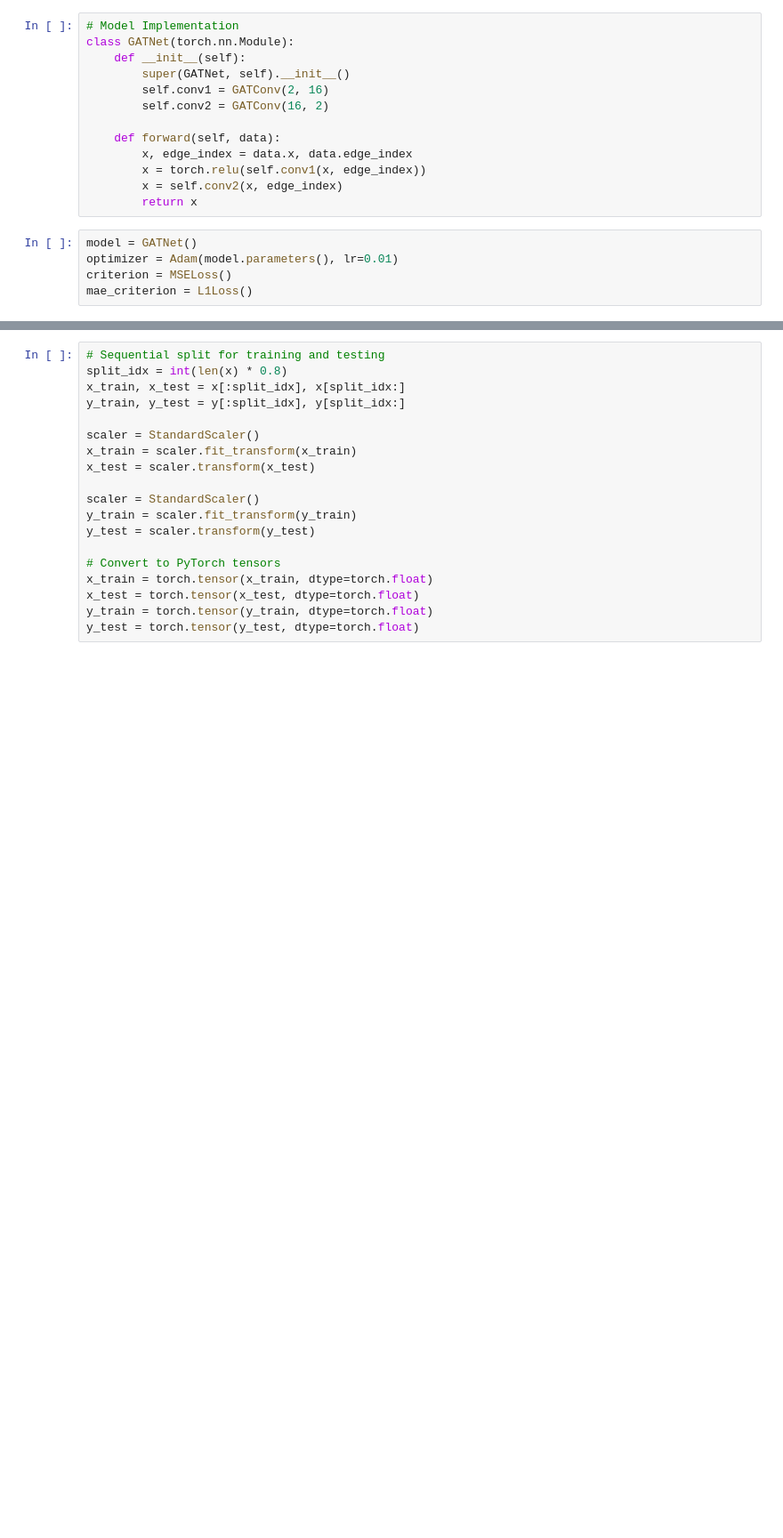
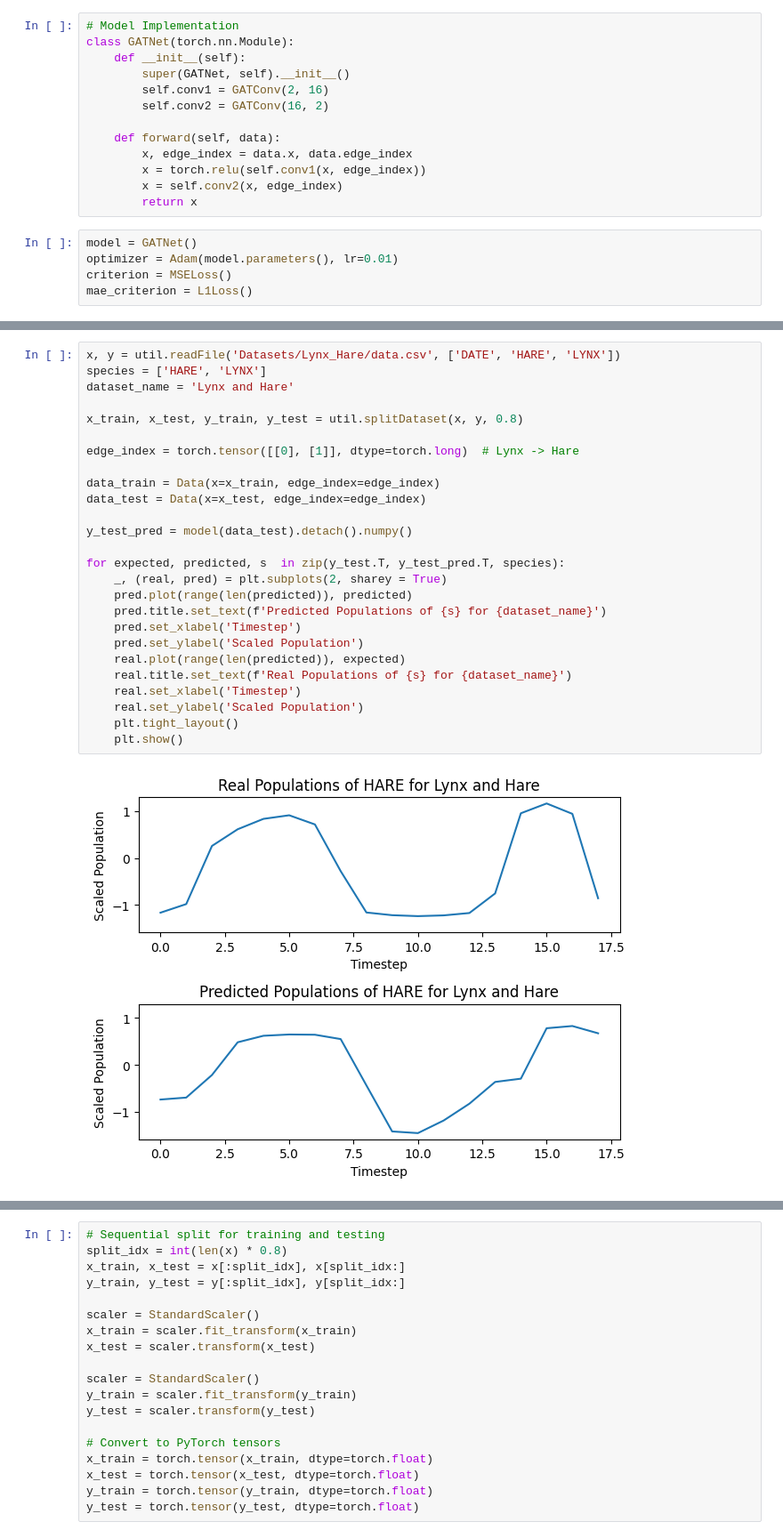
Before and after one commit to ANCP2021/ML-on-Graphs-Project, a Jupyter notebook: Models/GNNs/GAT.ipynb, the cells around one changed output, grey strips where cells are left out. Shown at 89% size. Cells and saved outputs as stored; diff of their text form; blank space fills up the shorter version.

```diff
--- a/Models/GNNs/GAT.ipynb
+++ b/Models/GNNs/GAT.ipynb
@@ -109,0 +111,28 @@ Final Test MAE: 0.37408968806266785
+# %%
+x, y = util.readFile('Datasets/Lynx_Hare/data.csv', ['DATE', 'HARE', 'LYNX'])
+species = ['HARE', 'LYNX']
+dataset_name = 'Lynx and Hare'
+
+x_train, x_test, y_train, y_test = util.splitDataset(x, y, 0.8)
+
+edge_index = torch.tensor([[0], [1]], dtype=torch.long)  # Lynx -> Hare
+
+data_train = Data(x=x_train, edge_index=edge_index)
+data_test = Data(x=x_test, edge_index=edge_index)
+
+y_test_pred = model(data_test).detach().numpy()
+
+for expected, predicted, s  in zip(y_test.T, y_test_pred.T, species):
+    _, (real, pred) = plt.subplots(2, sharey = True)
+    pred.plot(range(len(predicted)), predicted)
+    pred.title.set_text(f'Predicted Populations of {s} for {dataset_name}')
+    pred.set_xlabel('Timestep')
+    pred.set_ylabel('Scaled Population')
+    real.plot(range(len(predicted)), expected)
+    real.title.set_text(f'Real Populations of {s} for {dataset_name}')
+    real.set_xlabel('Timestep')
+    real.set_ylabel('Scaled Population')
+    plt.tight_layout()
+    plt.show()
+# %% [output]
+[figure, added]
```
Also changed, not shown: parts of 12 cells of this notebook, 2 other files.
